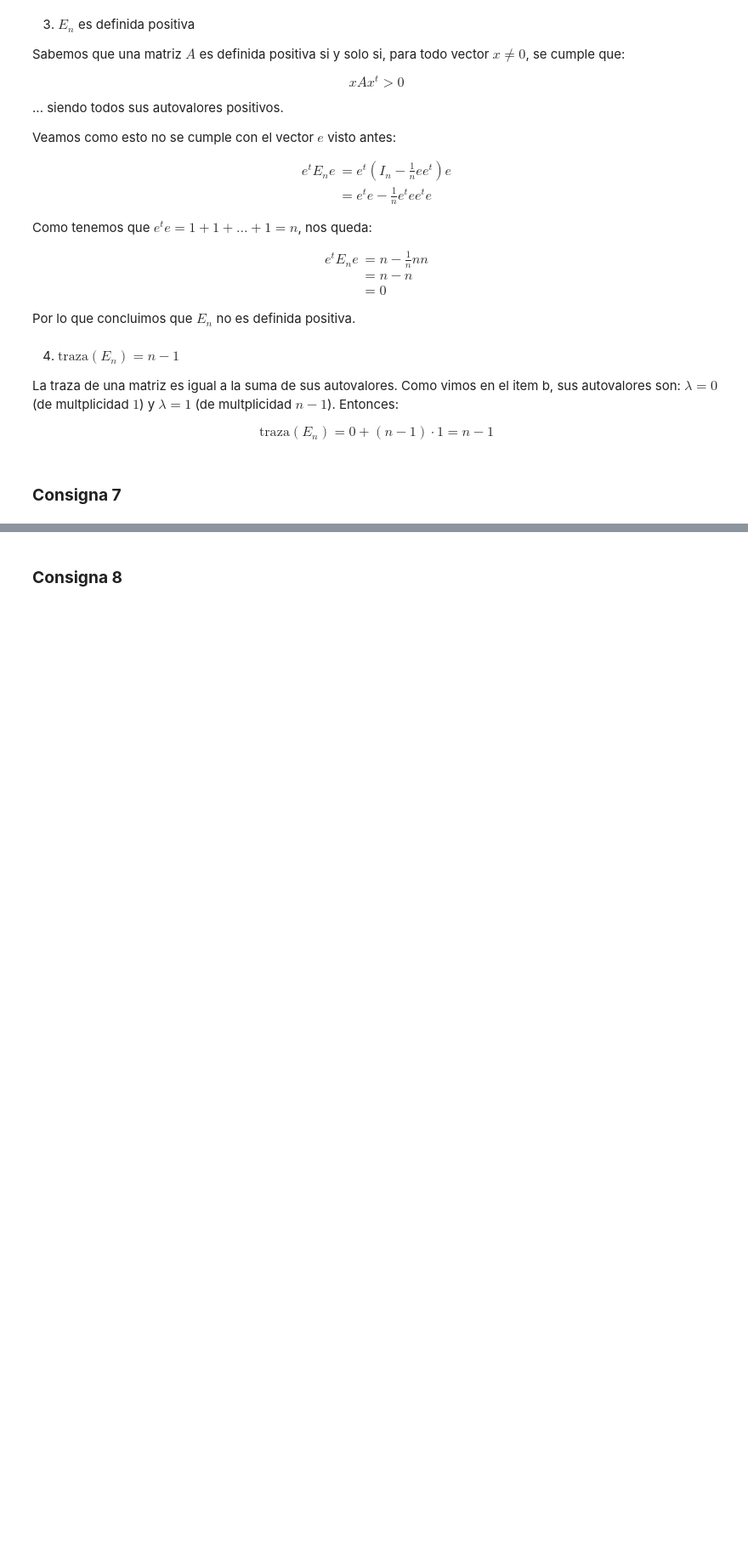
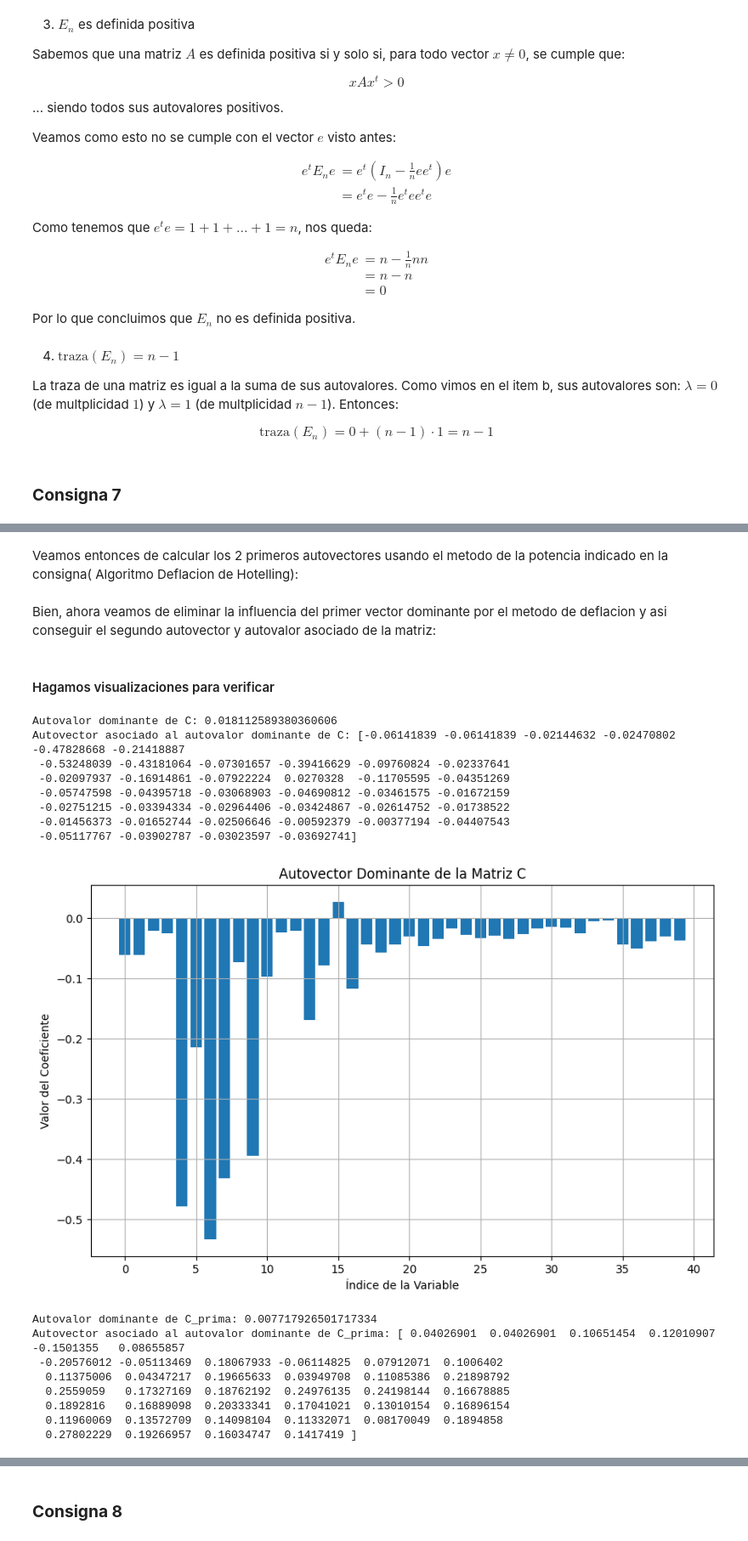
Before and after one commit to Gabrielnm7/ALC-FCEN_UBA, a Jupyter notebook: TP2/grupo_abeliano_TP2.ipynb, the cells around one changed output, grey strips where cells are left out. Shown at 85% size. Cells and saved outputs as stored; diff of their text form; code cells hidden in the pictures; blank space fills up the shorter version.

```diff
--- a/TP2/grupo_abeliano_TP2.ipynb
+++ b/TP2/grupo_abeliano_TP2.ipynb
@@ -634,0 +638,72 @@ $$
+# %%
+n = A_rr_normalizada.shape[0]
+C = (A_rr_normalizada.T @ A_rr_normalizada) / (n - 1)
+# %% [markdown]
+Veamos entonces de calcular los 2 primeros autovectores usando el metodo de la potencia indicado en la consigna( Algoritmo Deflacion de Hotelling):
+# %%
+#tomamos los siguientes parametros
+epsilon = 1e-6
+k = 250
+
+#calculamos
+v1, autovalor1 = deflacion_de_Hotelling(C,k,epsilon)
+# %% [markdown]
+Bien, ahora veamos de eliminar la influencia del primer vector dominante por el metodo de deflacion y asi conseguir el segundo autovector y autovalor asociado de la matriz:
+# %%
+#"deflacionamos" la matriz de covarianzas
+C_prima = C - autovalor1 * np.outer(v1, v1)
+
+#calculamos
+v2, autovalor2 = deflacion_de_Hotelling(C_prima,k,epsilon)
+# %% [markdown]
+#### Hagamos visualizaciones para verificar
+# %%
+autovalores, autovectores = npla.eig(C)
+
+indice_dominante = np.argmax(np.abs(autovalores))
+
+autovalor_dominante = autovalores[indice_dominante]
+print('Autovalor dominante de C:', autovalor_dominante)
+autovector_dominante = autovectores[:, indice_dominante]
+print('Autovector asociado al autovalor dominante de C:', autovector_dominante)
+plt.figure(figsize=(10, 6))
+plt.bar(range(len(autovector_dominante)), autovector_dominante)
+plt.title('Autovector Dominante de la Matriz C')
+plt.xlabel('Índice de la Variable')
+plt.ylabel('Valor del Coeficiente')
+plt.grid(True)
+plt.show()
+print("\n")
+autovalores, autovectores = npla.eig(C_prima)
+
+indice_dominante = np.argmax(np.abs(autovalores))
+
+autovalor_dominante = autovalores[indice_dominante]
+print('Autovalor dominante de C_prima:', autovalor_dominante)
+autovector_dominante = autovectores[:, indice_dominante]
+print('Autovector asociado al autovalor dominante de C_prima:', autovector_dominante)
+plt.figure(figsize=(10, 6))
+plt.bar(range(len(autovector_dominante)), autovector_dominante)
+plt.title('Autovector Dominante de la Matriz C Prima')
+plt.xlabel('Índice de la Variable')
+plt.ylabel('Valor del Coeficiente')
+plt.grid(True)
+plt.show()
+# %% [output]
+Autovalor dominante de C: 0.018112589380360606
+Autovector asociado al autovalor dominante de C: [-0.06141839 -0.06141839 -0.02144632 -0.02470802 -0.47828668 -0.21418887
+ -0.53248039 -0.43181064 -0.07301657 -0.39416629 -0.09760824 -0.02337641
+ -0.02097937 -0.16914861 -0.07922224  0.0270328  -0.11705595 -0.04351269
+ -0.05747598 -0.04395718 -0.03068903 -0.04690812 -0.03461575 -0.01672159
+ -0.02751215 -0.03394334 -0.02964406 -0.03424867 -0.02614752 -0.01738522
+ -0.01456373 -0.01652744 -0.02506646 -0.00592379 -0.00377194 -0.04407543
+ -0.05117767 -0.03902787 -0.03023597 -0.03692741]
+[figure, added]
+Autovalor dominante de C_prima: 0.007717926501717334
+Autovector asociado al autovalor dominante de C_prima: [ 0.04026901  0.04026901  0.10651454  0.12010907 -0.1501355   0.08655857
+ -0.20576012 -0.05113469  0.18067933 -0.06114825  0.07912071  0.1006402
+  0.11375006  0.04347217  0.19665633  0.03949708  0.11085386  0.21898792
+  0.2559059   0.17327169  0.18762192  0.24976135  0.24198144  0.16678885
+  0.1892816   0.16889098  0.20333341  0.17041021  0.13010154  0.16896154
+  0.11960069  0.13572709  0.14098104  0.11332071  0.08170049  0.1894858
+  0.27802229  0.19266957  0.16034747  0.1417419 ]
```
Also changed, not shown: parts of 42 cells of this notebook.
